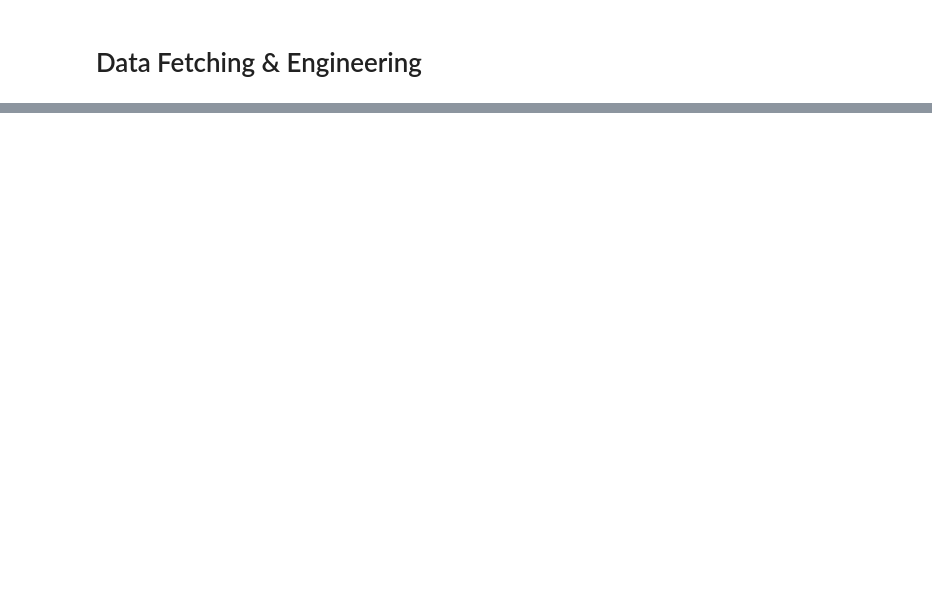
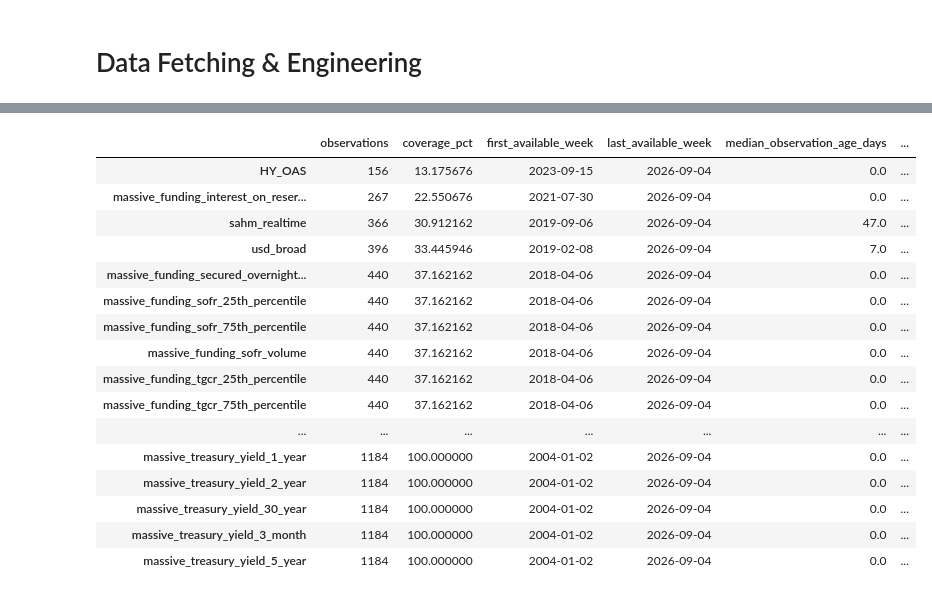
Before and after one commit to Yzc20060417/Systematic-Equities, a Jupyter notebook: Data_Engineering.ipynb, the cells around one changed output, grey strips where cells are left out. Cells and saved outputs as stored; diff of their text form; code cells hidden in the pictures; blank space fills up the shorter version.

```diff
--- a/Data_Engineering.ipynb
+++ b/Data_Engineering.ipynb
@@ -505,0 +2688,77 @@ Saved: /Users/apple/Documents/GitHub/Systematic-Equities/data/infl_nowcast.parqu
+# %%
+# ============================================================
+# 10. Weekly as-of panel integrity checks
+# ============================================================
+
+assert weekly_macro_values.index.equals(
+    pd.DatetimeIndex(
+        decision_calendar["decision_date"],
+        name="decision_date",
+    )
+)
+
+assert weekly_market_values.index.equals(
+    weekly_macro_values.index
+)
+
+assert not weekly_macro_lineage.duplicated(
+    ["decision_date", "series"]
+).any()
+
+assert not weekly_market_lineage.duplicated(
+    ["decision_date", "series"]
+).any()
+
+assert weekly_macro_lineage["available_date"].le(
+    weekly_macro_lineage["decision_date"]
+).all()
+
+assert weekly_macro_lineage["observation_date"].le(
+    weekly_macro_lineage["decision_date"]
+).all()
+
+assert weekly_market_lineage["available_date"].le(
+    weekly_market_lineage["decision_date"]
+).all()
+
+assert weekly_macro_observation_age_days.stack().ge(0).all()
+assert weekly_macro_publication_age_days.stack().ge(0).all()
+
+weekly_macro_coverage = pd.DataFrame(
+    {
+        "observations": weekly_macro_values.notna().sum(),
+        "coverage_pct": (
+            100 * weekly_macro_values.notna().mean()
+        ),
+        "first_available_week": weekly_macro_values.apply(
+            lambda series: series.first_valid_index()
+        ),
+        "last_available_week": weekly_macro_values.apply(
+            lambda series: series.last_valid_index()
+        ),
+        "median_observation_age_days": (
+            weekly_macro_observation_age_days.median()
+        ),
+        "max_observation_age_days": (
+            weekly_macro_observation_age_days.max()
+        ),
+    }
+).sort_values(
+    ["coverage_pct", "first_available_week"],
+    ascending=[True, True],
+)
+
+print(
+    f"Weekly macro panel: {weekly_macro_values.shape[0]:,} × "
+    f"{weekly_macro_values.shape[1]:,}"
+)
+
+print(
+    f"Weekly market panel: {weekly_market_values.shape[0]:,} × "
+    f"{weekly_market_values.shape[1]:,}"
+)
+
+display(weekly_macro_coverage)
+display(weekly_macro_values.tail())
+display(weekly_market_values.tail())
+# %% [output]
@@ -505,0 +2767,17 @@ Saved: /Users/apple/Documents/GitHub/Systematic-Equities/data/infl_nowcast.parqu
+|  | observations | coverage_pct | first_available_week | last_available_week | median_observation_age_days | ... |
+| HY_OAS | 156 | 13.175676 | 2023-09-15 | 2026-09-04 | 0.0 | ... |
+| massive_funding_interest_on_reser... | 267 | 22.550676 | 2021-07-30 | 2026-09-04 | 0.0 | ... |
+| sahm_realtime | 366 | 30.912162 | 2019-09-06 | 2026-09-04 | 47.0 | ... |
+| usd_broad | 396 | 33.445946 | 2019-02-08 | 2026-09-04 | 7.0 | ... |
+| massive_funding_secured_overnight... | 440 | 37.162162 | 2018-04-06 | 2026-09-04 | 0.0 | ... |
+| massive_funding_sofr_25th_percentile | 440 | 37.162162 | 2018-04-06 | 2026-09-04 | 0.0 | ... |
+| massive_funding_sofr_75th_percentile | 440 | 37.162162 | 2018-04-06 | 2026-09-04 | 0.0 | ... |
+| massive_funding_sofr_volume | 440 | 37.162162 | 2018-04-06 | 2026-09-04 | 0.0 | ... |
+| massive_funding_tgcr_25th_percentile | 440 | 37.162162 | 2018-04-06 | 2026-09-04 | 0.0 | ... |
+| massive_funding_tgcr_75th_percentile | 440 | 37.162162 | 2018-04-06 | 2026-09-04 | 0.0 | ... |
+| ... | ... | ... | ... | ... | ... | ... |
+| massive_treasury_yield_1_year | 1184 | 100.000000 | 2004-01-02 | 2026-09-04 | 0.0 | ... |
+| massive_treasury_yield_2_year | 1184 | 100.000000 | 2004-01-02 | 2026-09-04 | 0.0 | ... |
+| massive_treasury_yield_30_year | 1184 | 100.000000 | 2004-01-02 | 2026-09-04 | 0.0 | ... |
+| massive_treasury_yield_3_month | 1184 | 100.000000 | 2004-01-02 | 2026-09-04 | 0.0 | ... |
+| massive_treasury_yield_5_year | 1184 | 100.000000 | 2004-01-02 | 2026-09-04 | 0.0 | ... |
```
Also changed, not shown: parts of 59 cells of this notebook, 3 other files.
